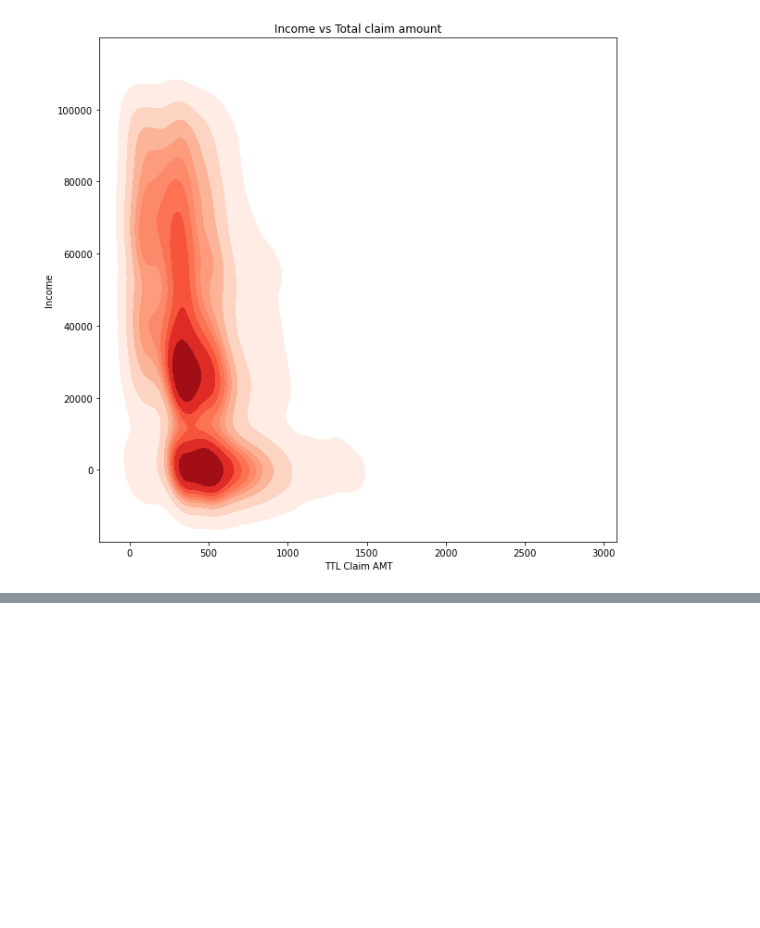
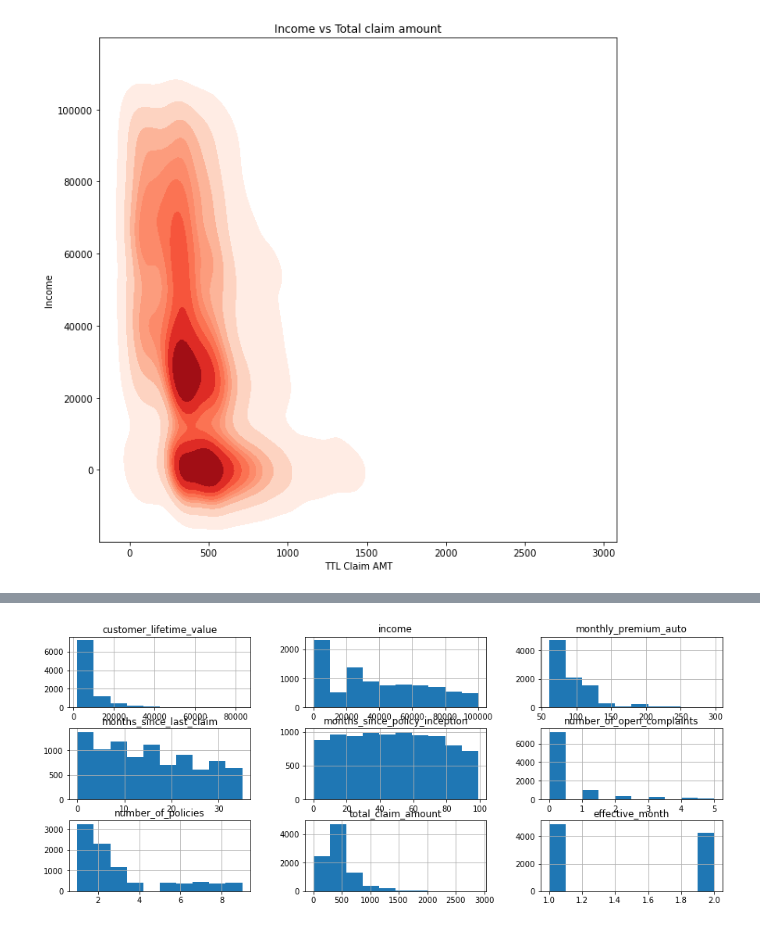
Before and after one commit to davis-pudans/lab-customer-analysis-round-3, a Jupyter notebook: Marketing_customer_analysis_labwork_3.ipynb, the cells around one changed output, grey strips where cells are left out. Cells and saved outputs as stored; diff of their text form; code cells hidden in the pictures; blank space fills up the shorter version.

```diff
--- a/Marketing_customer_analysis_labwork_3.ipynb
+++ b/Marketing_customer_analysis_labwork_3.ipynb
@@ -297,0 +381,4 @@ plt.show()
+# %%
+datanum.hist(bins=10, figsize=(15, 6), layout=(3, 3));
+# %% [output]
+[figure, added]
```
Also changed, not shown: parts of 10 cells of this notebook.
